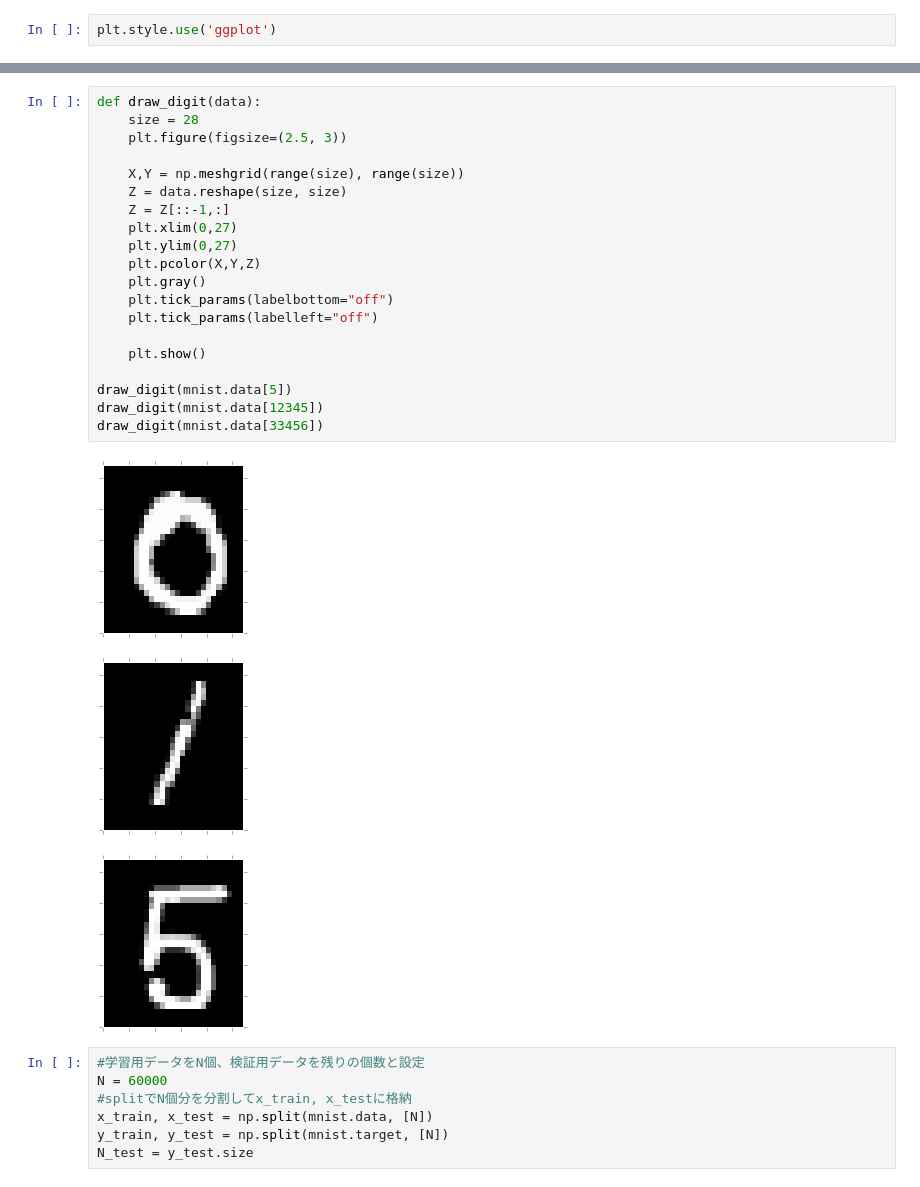
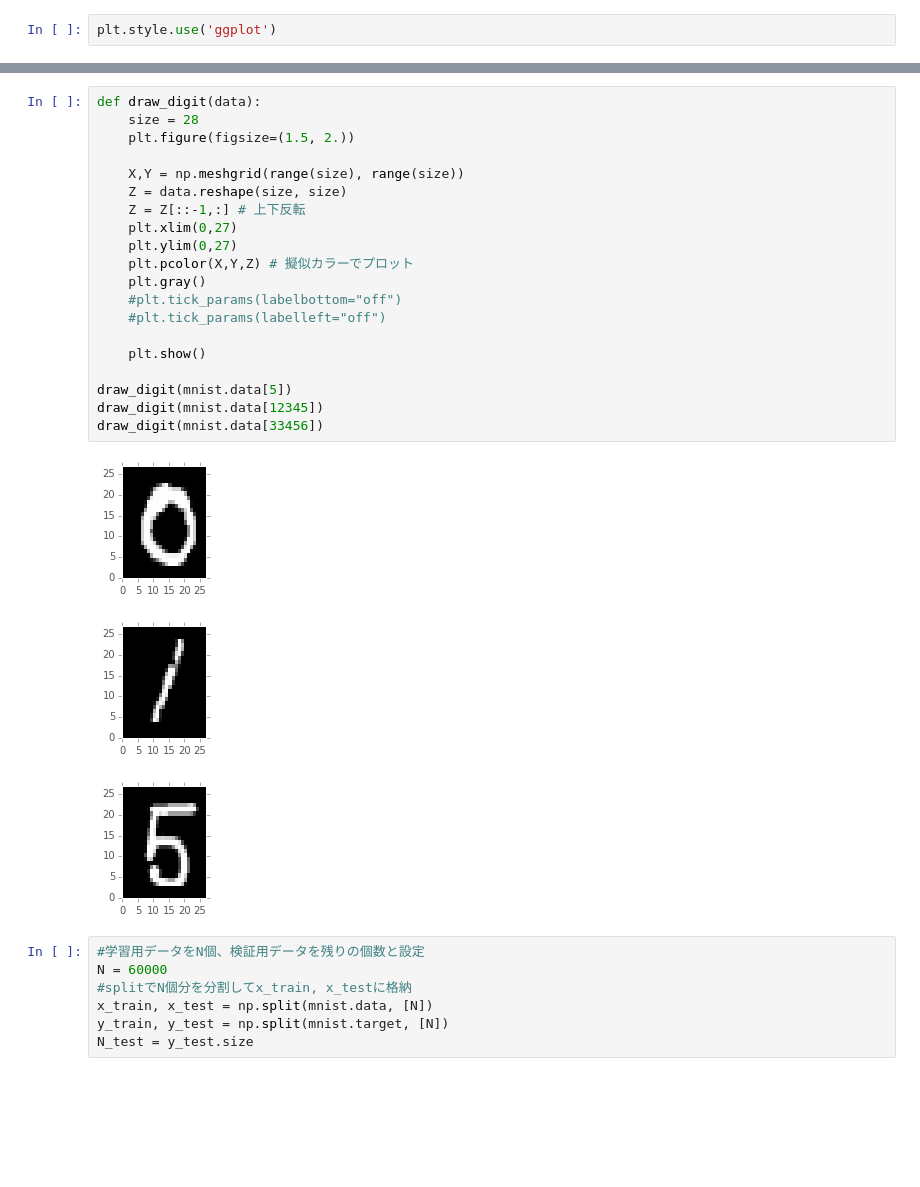
Before and after one commit to takaaki5564/demo_cnn, a Jupyter notebook: ch06_mnist.ipynb, the cells around one changed output, grey strips where cells are left out. Cells and saved outputs as stored; diff of their text form; blank space fills up the shorter version.

```diff
--- a/ch06_mnist.ipynb
+++ b/ch06_mnist.ipynb
@@ -39,27 +39,27 @@ mnist.target = mnist.target.astype(np.int32)
 # %%
 def draw_digit(data):
     size = 28
-    plt.figure(figsize=(2.5, 3))
+    plt.figure(figsize=(1.5, 2.))
 
     X,Y = np.meshgrid(range(size), range(size))
     Z = data.reshape(size, size)
-    Z = Z[::-1,:]
+    Z = Z[::-1,:] # 上下反転
     plt.xlim(0,27)
     plt.ylim(0,27)
-    plt.pcolor(X,Y,Z)
+    plt.pcolor(X,Y,Z) # 擬似カラーでプロット
     plt.gray()
-    plt.tick_params(labelbottom="off")
-    plt.tick_params(labelleft="off")
+    #plt.tick_params(labelbottom="off")
+    #plt.tick_params(labelleft="off")
 
     plt.show()
 
 draw_digit(mnist.data[5])
 draw_digit(mnist.data[12345])
 draw_digit(mnist.data[33456])
 # %% [output]
-[figure, old version]
+[figure, new version]
-[figure, old version]
+[figure, new version]
-[figure, old version]
+[figure, new version]
 # %%
 #学習用データをN個、検証用データを残りの個数と設定
 N = 60000
```
Also changed, not shown: parts of 10 cells of this notebook.
